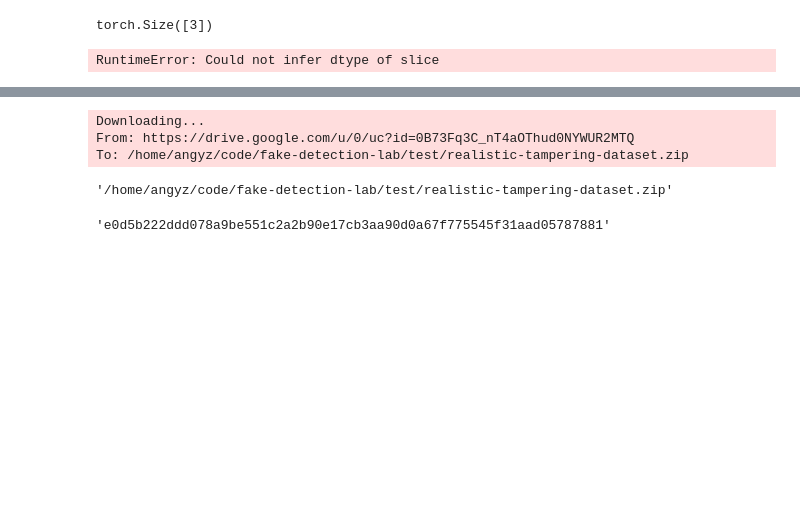
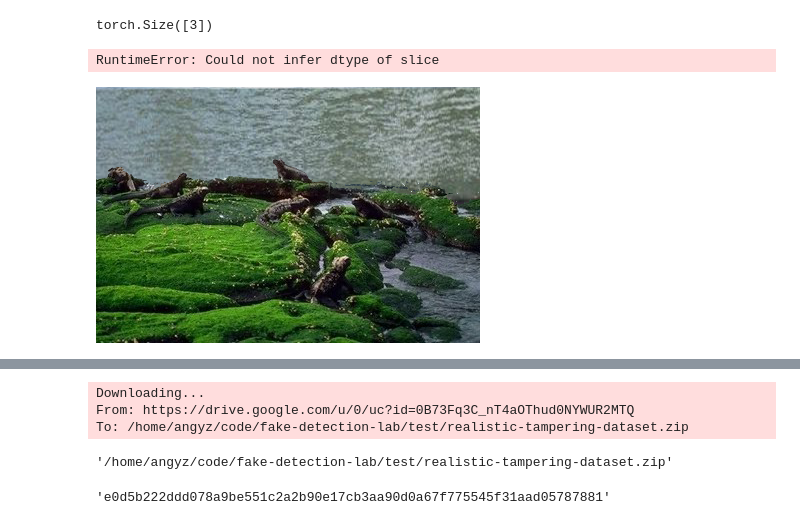
Before and after one commit to yizhe-ang/fake-detection-lab, a Jupyter notebook: notebooks/test.ipynb, the cells around one changed output, grey strips where cells are left out. Saved outputs shown, nothing was run; the diff lists cells and outputs as text; code cells hidden in the pictures; blank space fills up the shorter version.

```diff
--- a/notebooks/test.ipynb
+++ b/notebooks/test.ipynb
@@ -35,0 +42,6 @@ import gdown
+# %%
+im = Image.open('test/CASIA2.0_revised/Tp/Tp_D_CND_M_N_ani00018_sec00096_00138.tif')
+# %%
+im
+# %% [output]
+[figure, added]
```
Also changed, not shown: parts of 2 cells of this notebook, 6 other files.
